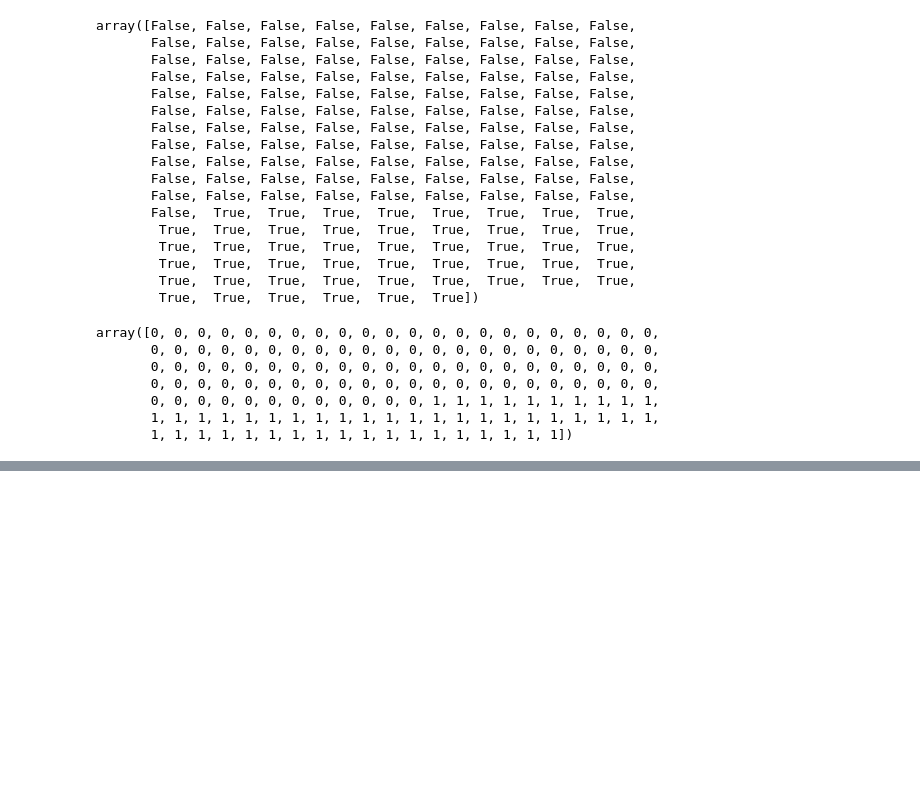
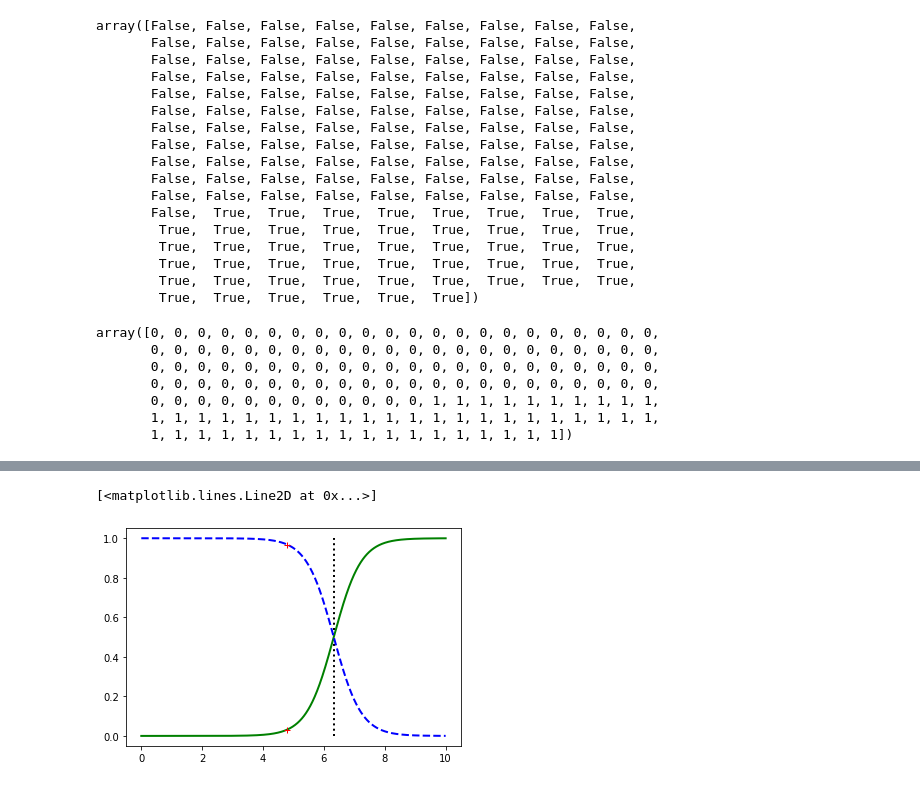
Before and after one commit to lieskpat/ex_logistic_regression_9, a Jupyter notebook: lies_logistic_regression.ipynb, the cells around one changed output, grey strips where cells are left out. Cells and saved outputs as stored; diff of their text form; code cells hidden in the pictures; blank space fills up the shorter version.

```diff
--- a/lies_logistic_regression.ipynb
+++ b/lies_logistic_regression.ipynb
@@ -81,0 +107,34 @@ array([0, 0, 0, 0, 0, 0, 0, 0, 0, 0, 0, 0, 0, 0, 0, 0, 0, 0, 0, 0, 0, 0,
+# %%
+# TESTDATENSATZ
+# sepal length = 4.8,
+# sepal width = 2.5,
+# peta length = 5.3,
+# petal width = 2.4
+# is an iris virginica
+
+# sepal length, sepal width, peta length, petal width
+X = iris["data"][:, 0:1]  # sepal length
+y = (iris["target"] == 2).astype(np.int)  # array of 1 if Iris-Virginica, else 0
+log_reg = LogisticRegression()
+log_reg.fit(X, y)
+
+# prüfe mit sepal length ob Iris-Virginica
+X_new_test_data = np.array([4.8]).reshape(1, -1)
+y_proba_test_data = log_reg.predict_proba(X_new_test_data)
+
+# random Testdatensatz
+X_new = np.linspace(0, 10, 1000).reshape(-1, 1)
+
+y_proba = log_reg.predict_proba(X_new)
+decision_boundary = X_new[y_proba[:, 1] >= 0.5][0]
+# plt.figure(figsize=(8, 3))
+plt.plot([decision_boundary, decision_boundary], [0, 1], "k:", linewidth=2)
+plt.plot(X_new, y_proba[:, 1], "g-", linewidth=2, label="Iris-Virginica")
+plt.plot(X_new, y_proba[:, 0], "b--", linewidth=2, label="Not Iris-Virginica")
+plt.plot(X_new_test_data, y_proba_test_data[:, 1], 'r+')
+plt.plot(X_new_test_data, y_proba_test_data[:, 0], 'r+')
+
+# laut Wahrscheinlichkeit des Kriteriums "sepal length" ist es keine Iris-Virginica
+# %% [output]
+[<matplotlib.lines.Line2D at 0x...>]
+[figure, added]
```
Also changed, not shown: parts of 9 cells of this notebook, 1 other file.
